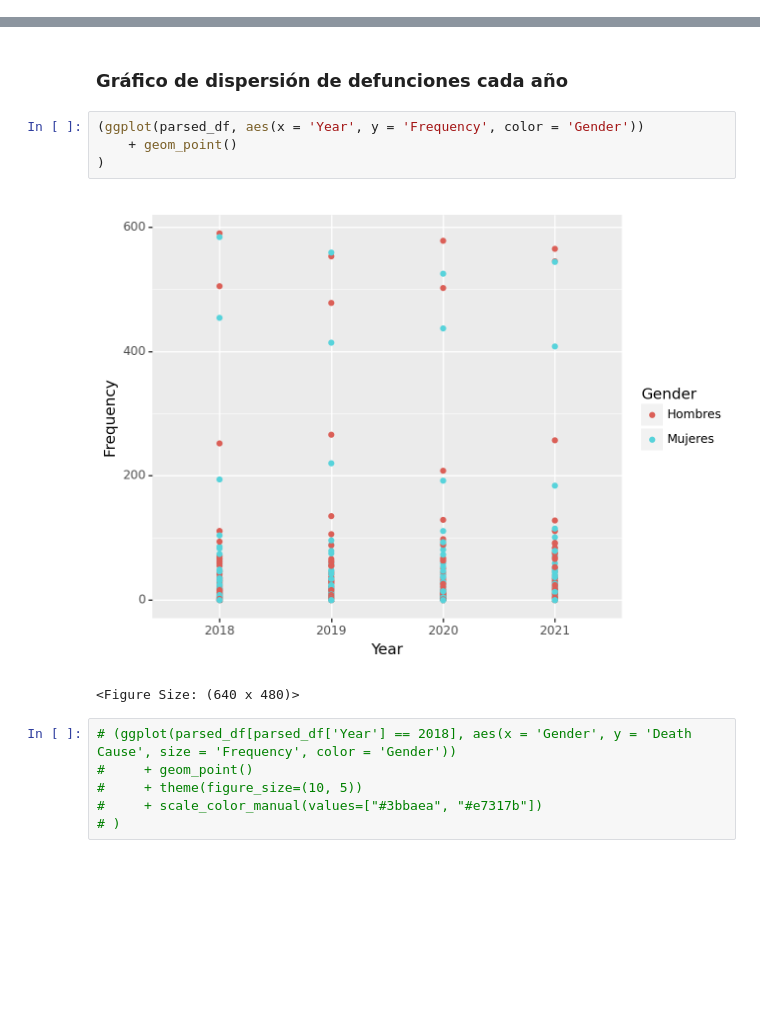
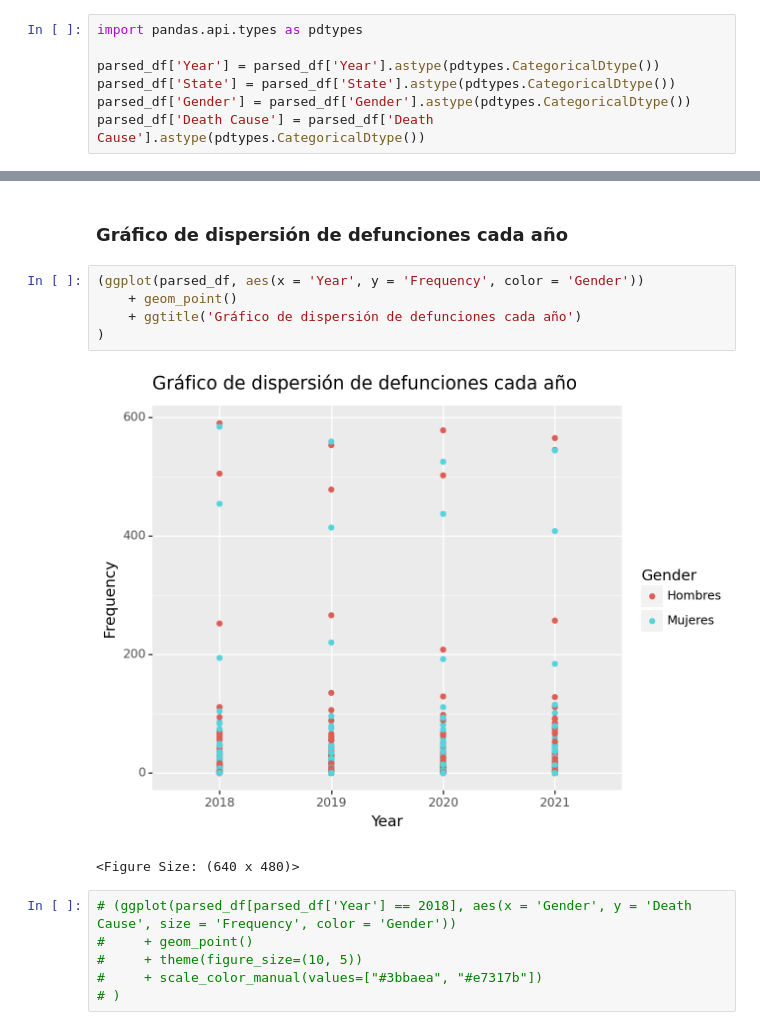
Before and after one commit to alu0101351773/VIS_practicas, a Jupyter notebook: src/jorge_cabrera_alu0101351773.ipynb, the cells around one changed output, grey strips where cells are left out. Saved outputs shown, nothing was run; the diff lists cells and outputs as text; blank space fills up the shorter version.

Commit message:
Gráficos 2 y 3 hechos, queda el 4º y útlimo gráfico

```diff
--- a/src/jorge_cabrera_alu0101351773.ipynb
+++ b/src/jorge_cabrera_alu0101351773.ipynb
@@ -96,6 +96,13 @@ parsed_df.loc[(parsed_df['Death Cause'] == 'XV. EMBARAZO; PARTO Y PUERPERIO') &
 # Imputacion de valores faltantes según la mediana
 
 parsed_df['Frequency'] = parsed_df['Frequency'].fillna(int(parsed_df['Frequency'].median(skipna = True)))
+# %%
+import pandas.api.types as pdtypes
+
+parsed_df['Year'] = parsed_df['Year'].astype(pdtypes.CategoricalDtype())
+parsed_df['State'] = parsed_df['State'].astype(pdtypes.CategoricalDtype())
+parsed_df['Gender'] = parsed_df['Gender'].astype(pdtypes.CategoricalDtype())
+parsed_df['Death Cause'] = parsed_df['Death Cause'].astype(pdtypes.CategoricalDtype())
 # %%
 # Mostrado de resultados
 
@@ -121,9 +128,10 @@ display(parsed_df)
 # %%
 (ggplot(parsed_df, aes(x = 'Year', y = 'Frequency', color = 'Gender'))
     + geom_point()
+    + ggtitle('Gráfico de dispersión de defunciones cada año')
 )
 # %% [output]
-[figure, old version]
+[figure, new version]
 <Figure Size: (640 x 480)>
 # %%
 # (ggplot(parsed_df[parsed_df['Year'] == 2018], aes(x = 'Gender', y = 'Death Cause', size = 'Frequency', color = 'Gender'))
```
Also changed, not shown: parts of 3 cells of this notebook.
